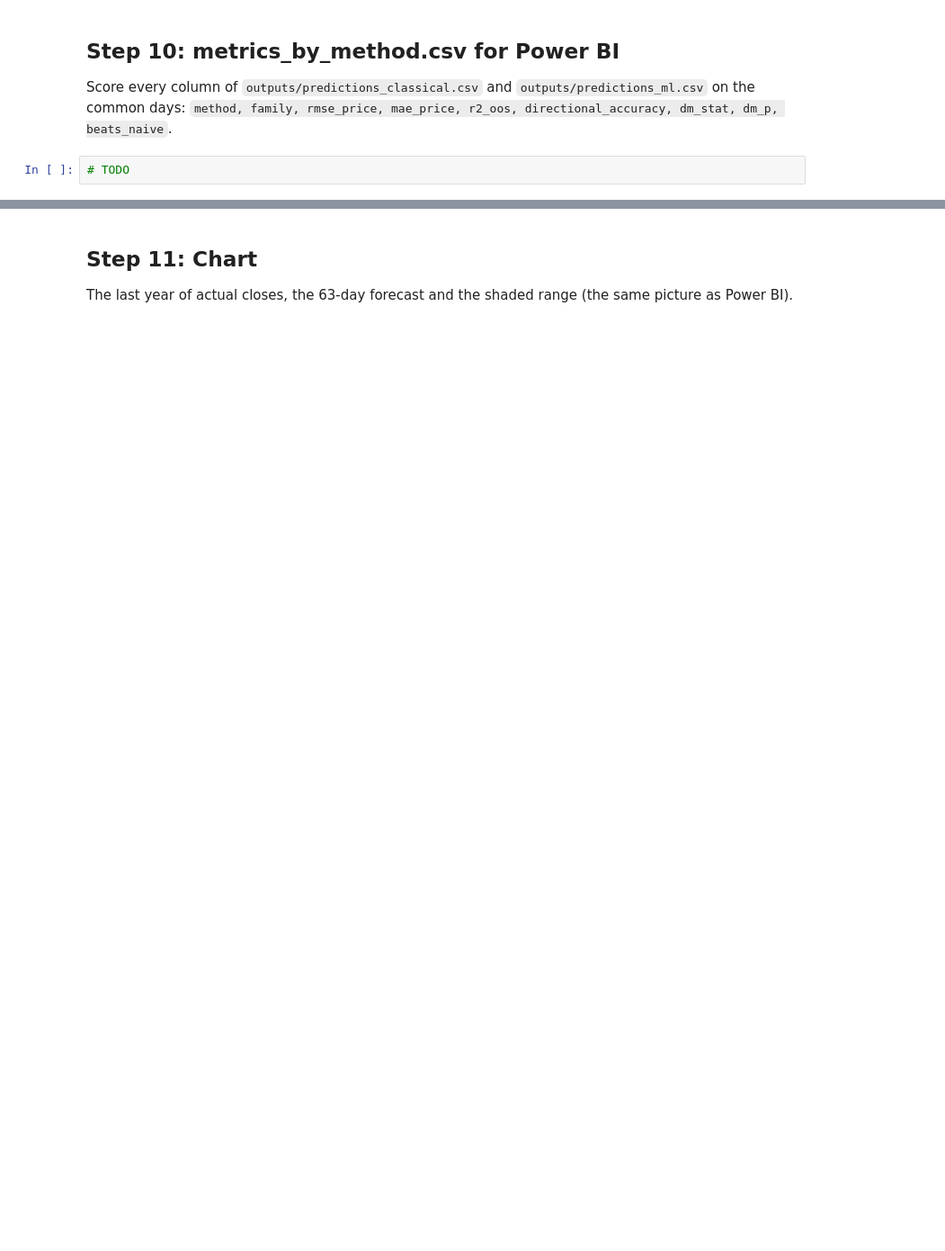
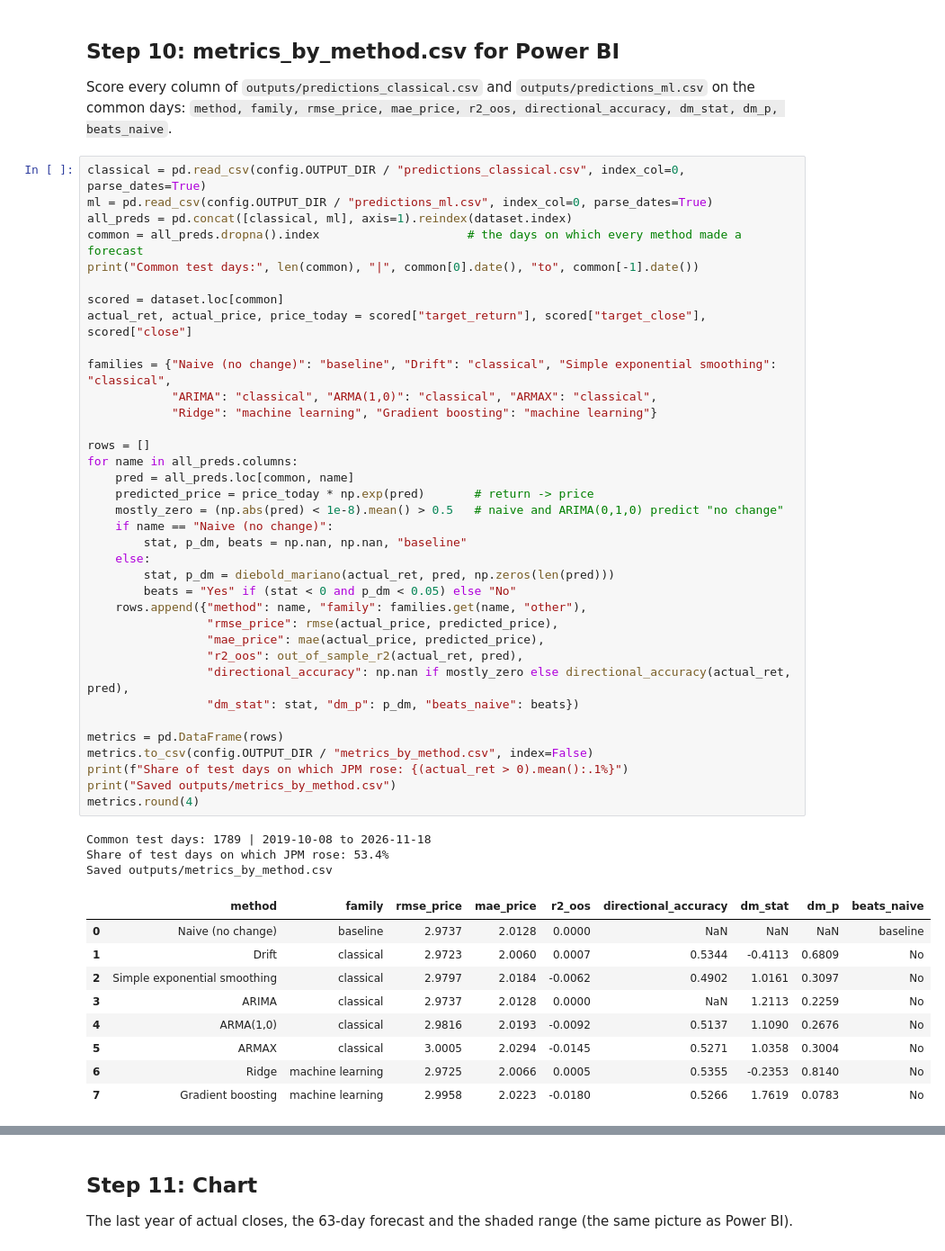
Before and after one commit to Matrixbenny/smm-202604-c2-module7-time-series, a Jupyter notebook: lab_4_uncertainty_and_horizons.ipynb, the cells around one changed output, grey strips where cells are left out. Shown at 90% size. Saved outputs shown, nothing was run; the diff lists cells and outputs as text; blank space fills up the shorter version.

```diff
--- a/lab_4_uncertainty_and_horizons.ipynb
+++ b/lab_4_uncertainty_and_horizons.ipynb
@@ -113,4 +337,51 @@ The brief requires exactly `date, forecast, lower, upper`.
 
 Score every column of `outputs/predictions_classical.csv` and `outputs/predictions_ml.csv` on the common days: `method, family, rmse_price, mae_price, r2_oos, directional_accuracy, dm_stat, dm_p, beats_naive`.
 # %%
-# TODO
+classical = pd.read_csv(config.OUTPUT_DIR / "predictions_classical.csv", index_col=0, parse_dates=True)
+ml = pd.read_csv(config.OUTPUT_DIR / "predictions_ml.csv", index_col=0, parse_dates=True)
+all_preds = pd.concat([classical, ml], axis=1).reindex(dataset.index)
+common = all_preds.dropna().index                     # the days on which every method made a forecast
+print("Common test days:", len(common), "|", common[0].date(), "to", common[-1].date())
+
+scored = dataset.loc[common]
+actual_ret, actual_price, price_today = scored["target_return"], scored["target_close"], scored["close"]
+
+families = {"Naive (no change)": "baseline", "Drift": "classical", "Simple exponential smoothing": "classical",
+            "ARIMA": "classical", "ARMA(1,0)": "classical", "ARMAX": "classical",
+            "Ridge": "machine learning", "Gradient boosting": "machine learning"}
+
+rows = []
+for name in all_preds.columns:
+    pred = all_preds.loc[common, name]
+    predicted_price = price_today * np.exp(pred)       # return -> price
+    mostly_zero = (np.abs(pred) < 1e-8).mean() > 0.5   # naive and ARIMA(0,1,0) predict "no change"
+    if name == "Naive (no change)":
+        stat, p_dm, beats = np.nan, np.nan, "baseline"
+    else:
+        stat, p_dm = diebold_mariano(actual_ret, pred, np.zeros(len(pred)))
+        beats = "Yes" if (stat < 0 and p_dm < 0.05) else "No"
+    rows.append({"method": name, "family": families.get(name, "other"),
+                 "rmse_price": rmse(actual_price, predicted_price),
+                 "mae_price": mae(actual_price, predicted_price),
+                 "r2_oos": out_of_sample_r2(actual_ret, pred),
+                 "directional_accuracy": np.nan if mostly_zero else directional_accuracy(actual_ret, pred),
+                 "dm_stat": stat, "dm_p": p_dm, "beats_naive": beats})
+
+metrics = pd.DataFrame(rows)
+metrics.to_csv(config.OUTPUT_DIR / "metrics_by_method.csv", index=False)
+print(f"Share of test days on which JPM rose: {(actual_ret > 0).mean():.1%}")
+print("Saved outputs/metrics_by_method.csv")
+metrics.round(4)
+# %% [output]
+Common test days: 1789 | 2019-10-08 to 2026-11-18
+Share of test days on which JPM rose: 53.4%
+Saved outputs/metrics_by_method.csv
+|  | method | family | rmse_price | mae_price | r2_oos | directional_accuracy | dm_stat | dm_p | beats_naive |
+| 0 | Naive (no change) | baseline | 2.9737 | 2.0128 | 0.0000 | NaN | NaN | NaN | baseline |
+| 1 | Drift | classical | 2.9723 | 2.0060 | 0.0007 | 0.5344 | -0.4113 | 0.6809 | No |
+| 2 | Simple exponential smoothing | classical | 2.9797 | 2.0184 | -0.0062 | 0.4902 | 1.0161 | 0.3097 | No |
+| 3 | ARIMA | classical | 2.9737 | 2.0128 | 0.0000 | NaN | 1.2113 | 0.2259 | No |
+| 4 | ARMA(1,0) | classical | 2.9816 | 2.0193 | -0.0092 | 0.5137 | 1.1090 | 0.2676 | No |
+| 5 | ARMAX | classical | 3.0005 | 2.0294 | -0.0145 | 0.5271 | 1.0358 | 0.3004 | No |
+| 6 | Ridge | machine learning | 2.9725 | 2.0066 | 0.0005 | 0.5355 | -0.2353 | 0.8140 | No |
+| 7 | Gradient boosting | machine learning | 2.9958 | 2.0223 | -0.0180 | 0.5266 | 1.7619 | 0.0783 | No |
```
Also changed, not shown: parts of 17 cells of this notebook, 5 other files.
